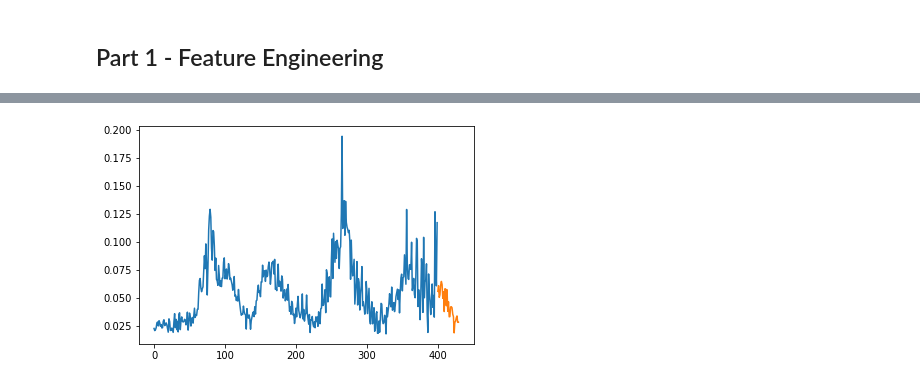
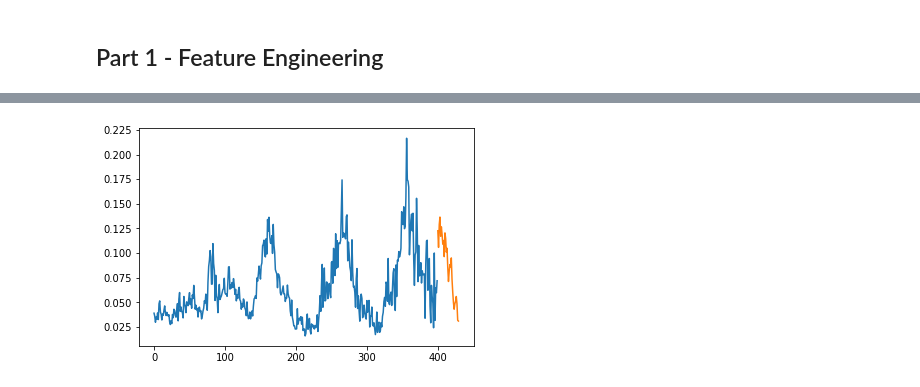
Before and after one commit to eduardburlacu/CERI_HackX, a Jupyter notebook: Covid_Cases_Predictor-main/Covid_Predictor_Main_BUN.ipynb, the cells around one changed output, grey strips where cells are left out. Drawn from its saved outputs; the diff is of its cells as text; code cells hidden in the pictures.

Commit message:
cleaned up sklearn model

```diff
--- a/Covid_Cases_Predictor-main/Covid_Predictor_Main_BUN.ipynb
+++ b/Covid_Cases_Predictor-main/Covid_Predictor_Main_BUN.ipynb
@@ -26,8 +26,6 @@ for (root, dirs, files) in os.walk(os.path.join(os.getcwd(), "county_data")):
                             y_values.loc[i]=0
                 list_of_df.append((name,y_values))
 # %%
-from warnings import simplefilter
-import seaborn as sns
 from sklearn.linear_model import LinearRegression
 from sklearn.model_selection import train_test_split
 from sklearn.metrics import mean_squared_error
@@ -67,25 +65,20 @@ def pipeline(model, county, verbose=0):
     y_fit = pd.DataFrame(model.predict(X_train), index=X_train.index, columns=y.columns)
     y_pred = pd.DataFrame(model.predict(X_test), index=X_test.index, columns=y.columns)
 
-    if verbose:
-        train_mse = mean_squared_error(y_train, y_fit, squared=False)
-        test_mse = mean_squared_error(y_test, y_pred, squared=False)
-        print((f"Train MSE: {train_mse:.2f}\n" f"Test MSE: {test_mse:.2f}"))
+    train_mse = mean_squared_error(y_train, y_fit, squared=False)
+    test_mse = mean_squared_error(y_test, y_pred, squared=False)
+    if verbose: print((f"Train MSE: {train_mse:.2f}\n" f"Test MSE: {test_mse:.2f}"))
 
-    return model
+    return model, train_mse, test_mse
 # %%
 model = LinearRegression()
-for i in range(len(list_of_df)):
-    model = pipeline(model, list_of_df[i][1])
-
-past_values = 50
-def get_data(n):
-    values=list(list_of_df[n][1])
-    X = []
-    y = []
-    for i in range(len(values)-past_values):
-        X.append(values[i:i+past_values])
-        y.append(values[i+past_values])
-    X = np.array(X)
-    y = np.array(y)
-    return X, y
+train_mse_list, test_mse_list = [], []
+epochs = 5
+for j in range(epochs):
+    train_mse_epoch, test_mse_epoch = 0, 0
+    for i in range(len(list_of_df)):
+        model, train_mse, test_mse = pipeline(model, list_of_df[i][1])
+        train_mse_epoch+=train_mse
+        test_mse_epoch+=test_mse
+    train_mse_list.append(train_mse_epoch)
+    test_mse_list.append(test_mse_epoch)
@@ -92,18 +105,18 @@ def get_data(n):
 # %%
-X, y = get_data(106)
+X, y = get_data(25)
 # X = X[:-50]
 # y = y[:-50]
 plt.plot(y[-400:])
 
 shift = 0
 
 x_axis_future = np.arange(400-30*shift, 400-30*(shift-1))
 if shift: y_future = model.predict(X[-1-shift:-shift]*1000)/1000
 else: y_future = model.predict(X[-1:]*1000)/1000
 plt.plot(x_axis_future, y_future[0])
 if shift == 0: y = np.append(y, y_future)
 # %% [output]
-[figure, old version]
+[figure, new version]
 # %%
 import pickle
 with open("model", 'wb') as f:
```
Also changed, not shown: parts of 2 cells of this notebook.
